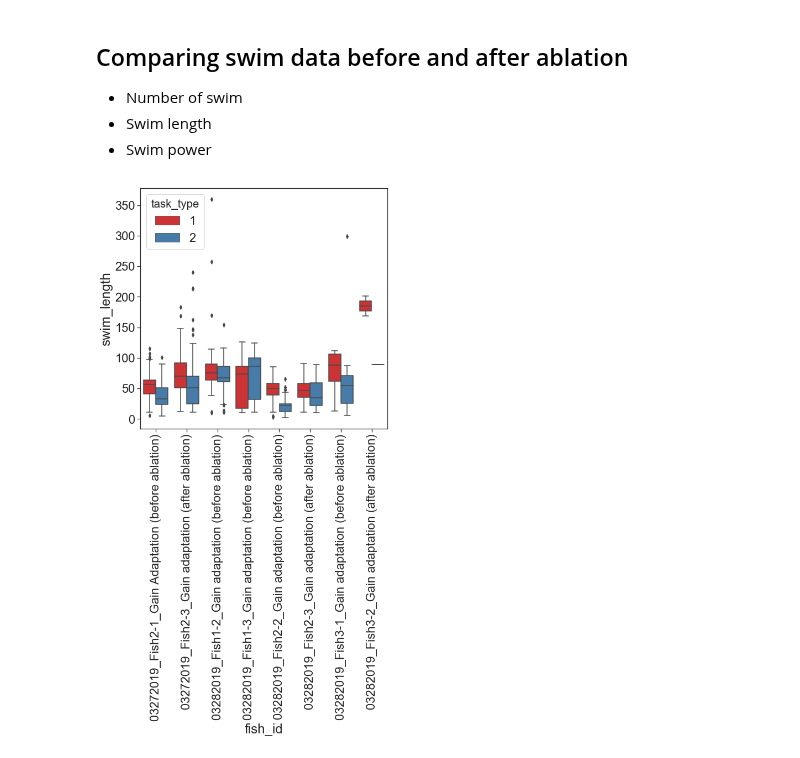
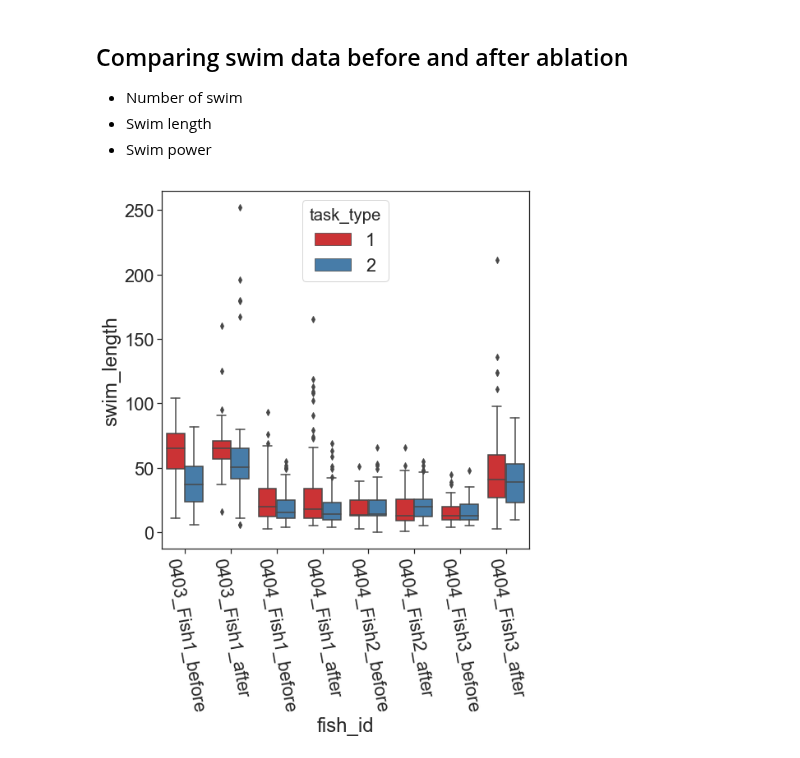
Before and after one commit to zqwei/DRN_voltage_analysis, a Jupyter notebook: Notebooks/ablation_task_swim.ipynb, the cells around one changed output. Saved outputs shown, nothing was run; the diff lists cells and outputs as text; code cells hidden in the pictures.

Commit message:
update behavioral analysis for ablation task

```diff
--- a/Notebooks/ablation_task_swim.ipynb
+++ b/Notebooks/ablation_task_swim.ipynb
@@ -107,14 +103,18 @@ for _, row in dat_xls_file.iterrows():
     swim_ends = _['swim_ends']
     swim_len = swim_ends - swim_starts
     swim_type_list.extend(task_period)
-    fish_id.extend([folder+'_'+fish+'_'+task_type]*len(swim_len))
+    if 'before' in task_type:
+        tt = 'before'
+    if 'after' in task_type:
+        tt = 'after'
+    fish_id.extend([folder[:4]+'_'+fish[:5]+'_'+tt]*len(swim_len))
     # fish_id.extend([folder+'_'+fish]*len(swim_len))
     swim_len_list.extend(swim_len)
     swim_power = np.zeros(len(swim_len))
+    swim_power[:] = np.nan
     for n_swim in range(len(swim_len)):
-        swim_power[n_swim] = p_swim[n_swim, t_pre:(t_pre+swim_len[n_swim])].mean()
-        if np.isnan(swim_power[n_swim]):
-            print(swim_len[n_swim])
+        if swim_len[n_swim]>10:
+            swim_power[n_swim] = p_swim[n_swim, t_pre:(t_pre+swim_len[n_swim])].mean()
     swim_power_list.extend(swim_power)
 
 fish_behavior = [('fish_id', fish_id), ('task_type', swim_type_list), ('swim_length', swim_len_list), ('swim_power', swim_power_list)]
@@ -122,10 +122,10 @@ fish_behavior = pd.DataFrame.from_items(fish_behavior)
 # %%
 plt.figure(figsize=(8, 8))
 sns.boxplot(x="fish_id", y="swim_length", hue="task_type", data=fish_behavior, palette="Set1")
-plt.xticks(rotation=90)
+plt.xticks(rotation=-80)
 plt.show()
 # %% [output]
-[figure, old version]
+[figure, new version]
 # %%
 plt.figure(figsize=(8, 8))
 sns.boxplot(x="fish_id", y="swim_power", hue="task_type", data=fish_behavior, palette="Set1")
```
Also changed, not shown: parts of 5 cells of this notebook, 2 other files.
